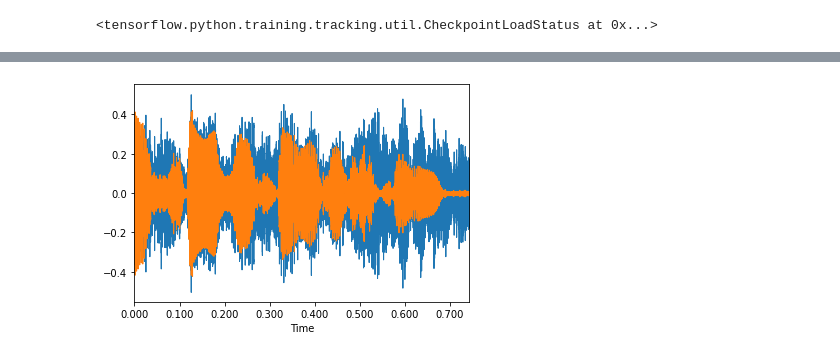
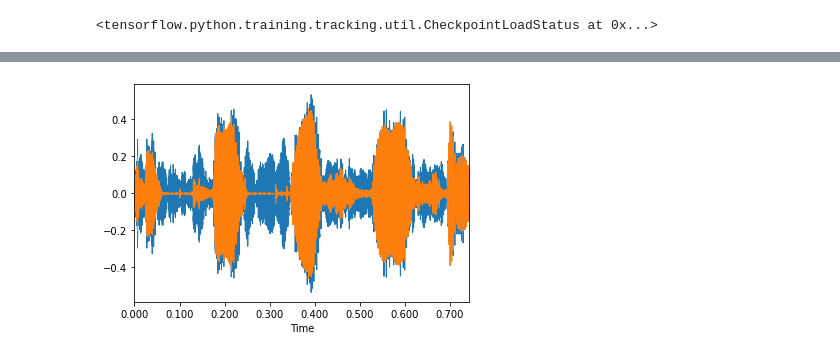
Before and after one commit to gudurumanoj/SoC2022, a Jupyter notebook: SEGAN/Segan.ipynb, the cells around one changed output, grey strips where cells are left out. Cells and saved outputs as stored; diff of their text form; code cells hidden in the pictures.

```diff
--- a/SEGAN/Segan.ipynb
+++ b/SEGAN/Segan.ipynb
@@ -573,9 +573,9 @@ Audio(tf.squeeze(generator.predict(tf.expand_dims(tf.expand_dims(noisy_test_data
 # %% [output]
 [interactive output not drawn]
 # %%
-librosa.display.waveplot(np.squeeze(noisy_test_dataset[20].numpy(),axis=-1))
+librosa.display.waveplot(np.squeeze(noisy_test_dataset[22].numpy(),axis=-1))
 #plt.show()
-librosa.display.waveplot(np.squeeze(clean_test_dataset[20].numpy(),axis=-1))
+librosa.display.waveplot(np.squeeze(clean_test_dataset[22].numpy(),axis=-1))
 plt.show()
 # %% [output]
-[figure, old version]
+[figure, new version]
```
Also changed, not shown: parts of 3 cells of this notebook.
